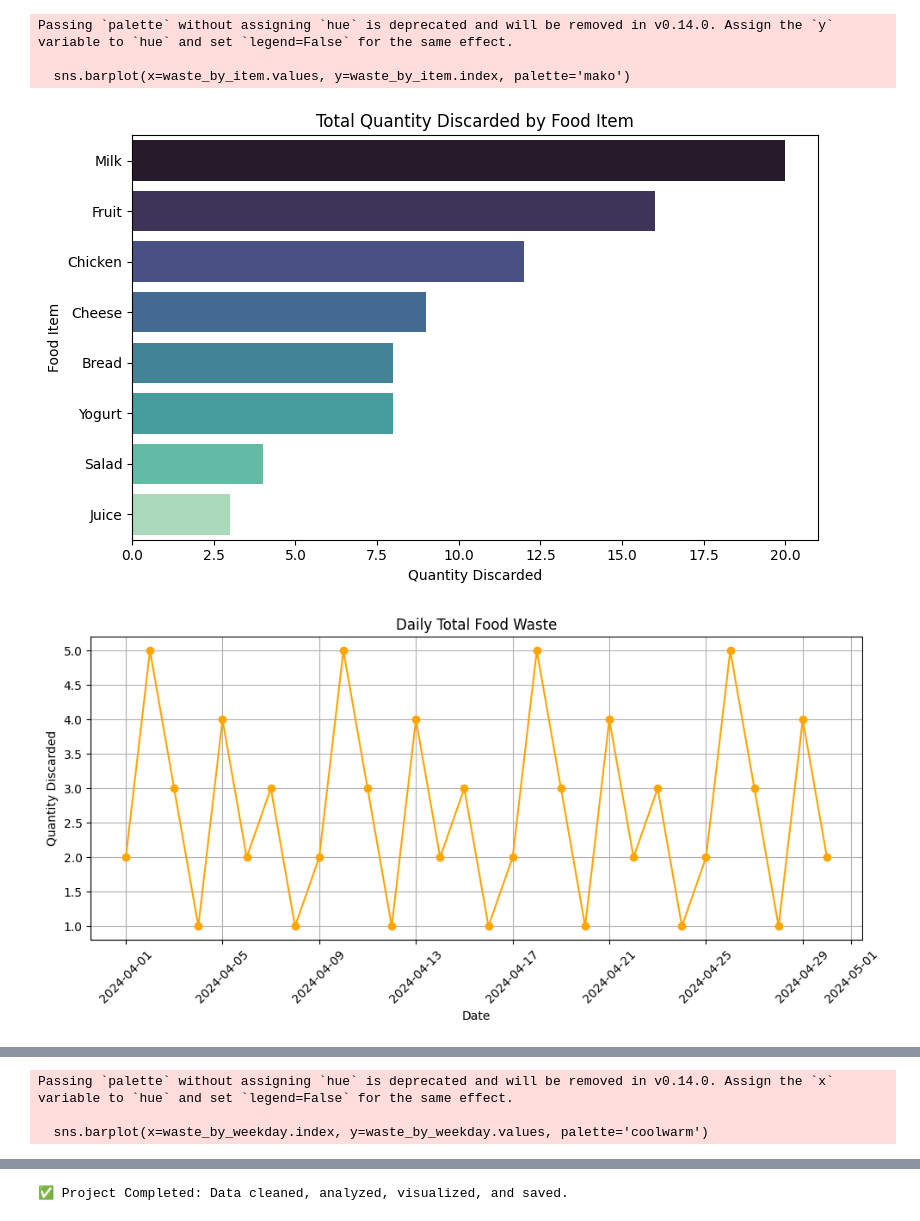
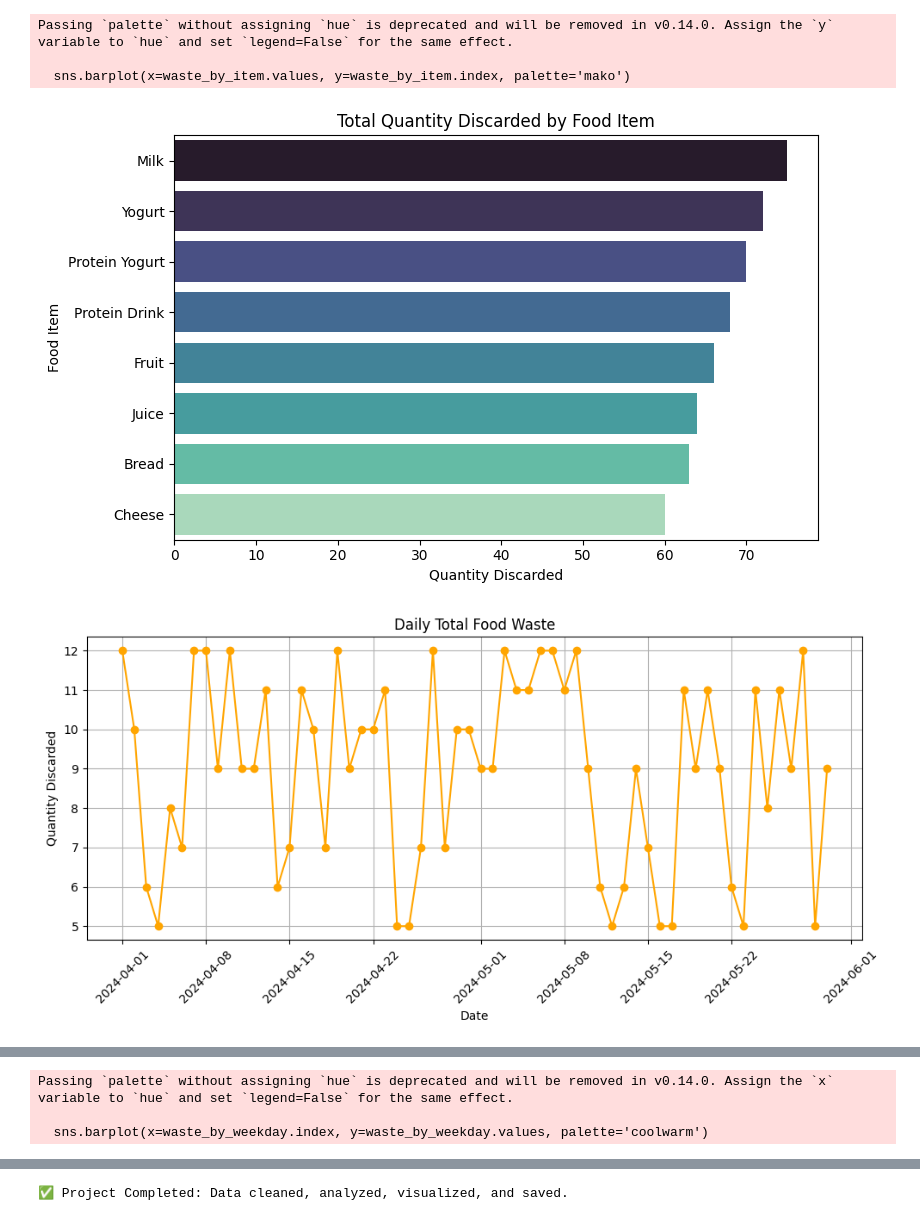
Before and after one commit to Hedif85/Application-Security-Tool, a Jupyter notebook: Food_Waist_at_Hospital.ipynb, the cells around one changed output, grey strips where cells are left out. Saved outputs shown, nothing was run; the diff lists cells and outputs as text; code cells hidden in the pictures.

```diff
--- a/Food_Waist_at_Hospital.ipynb
+++ b/Food_Waist_at_Hospital.ipynb
@@ -1,26 +1,30 @@
 # %% [markdown]
 <a href="https://colab.research.google.com/github/Hedif85/Application-Security-Tool/blob/main/Food_Waist_at_Hospital.ipynb" target="_parent"><img src="https://colab.research.google.com/assets/colab-badge.svg" alt="Open In Colab"/></a>
 # %%
-# Hospital Food Waste Analysis Project (Neurology Department)
-
 import pandas as pd
 import matplotlib.pyplot as plt
 import seaborn as sns
 
-# 1. Create a simple dataset
-dates = pd.date_range(start='2024-04-01', periods=30, freq='D')
-food_items = ['Yogurt', 'Milk', 'Chicken', 'Salad', 'Fruit', 'Bread', 'Cheese', 'Juice']
-quantities = [2, 5, 3, 1, 4, 2, 3, 1]
+# 1. Create the dataset with 60 days of data
+dates = pd.date_range(start='2024-04-01', periods=60, freq='D')
 
-# Repeat and match lengths
-food_items = (food_items * 4)[:30]
-quantities = (quantities * 4)[:30]
+# Food items (repeating with Chicken and Salad removed, and Protein Yogurt and Protein Drink added)
+food_items = ['Yogurt', 'Milk', 'Protein Yogurt', 'Fruit', 'Bread', 'Cheese', 'Juice', 'Protein Drink']
+food_items = (food_items * 8)[:60]  # Repeat to match the 60 days
+
+# Quantities discarded (generated based on number of patients, between 5 to 12 per day)
+import random
+quantities = [random.randint(5, 12) for _ in range(60)]
+
+# Number of patients (between 5 to 12)
+patients = [random.randint(5, 12) for _ in range(60)]
 
 # Build DataFrame
 data = {
     'Date': dates,
     'Food_Item': food_items,
-    'Quantity_Discarded': quantities
+    'Quantity_Discarded': quantities,
+    'Patients': patients
 }
 
 df = pd.DataFrame(data)
@@ -105,7 +109,7 @@ plt.savefig('waste_by_weekday.png')
 plt.show()
 
 # 5. Save Cleaned Dataset
-df.to_csv('hospital_food_waste_data.csv', index=False)
+df.to_csv('hospital_food_waste_data_extended.csv', index=False)
 
 print("\n✅ Project Completed: Data cleaned, analyzed, visualized, and saved.")
 # %% [output]
@@ -130,6 +135,6 @@ Total Weekday Waste: 60
 ✅ More waste happens on weekdays.
 Passing `palette` without assigning `hue` is deprecated and will be removed in v0.14.0. Assign the `y` variable to `hue` and set `legend=False` for the same effect.
 
   sns.barplot(x=waste_by_item.values, y=waste_by_item.index, palette='mako')
-[figure, old version]
+[figure, new version]
-[figure, old version]
+[figure, new version]
```
Also changed, not shown: parts of 1 cell of this notebook.
